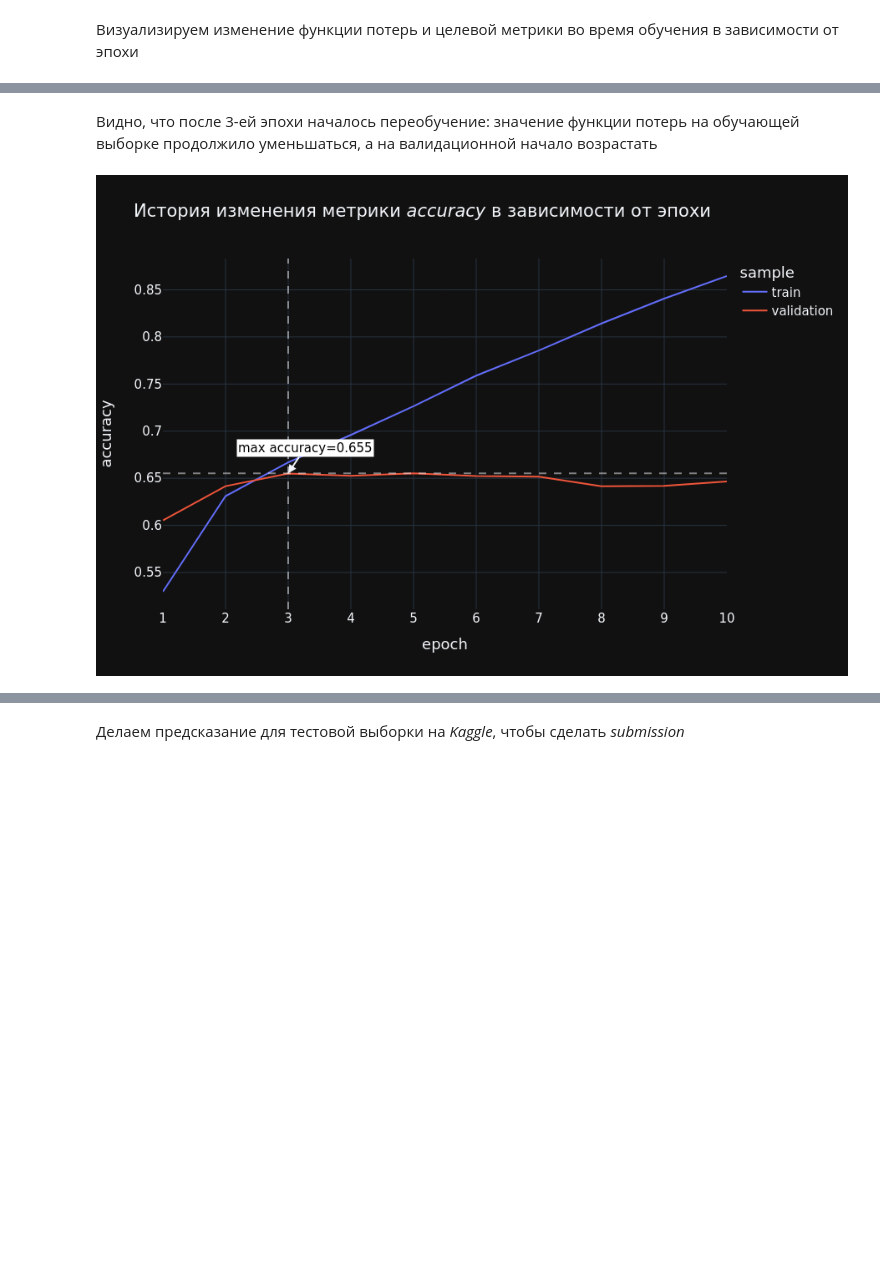
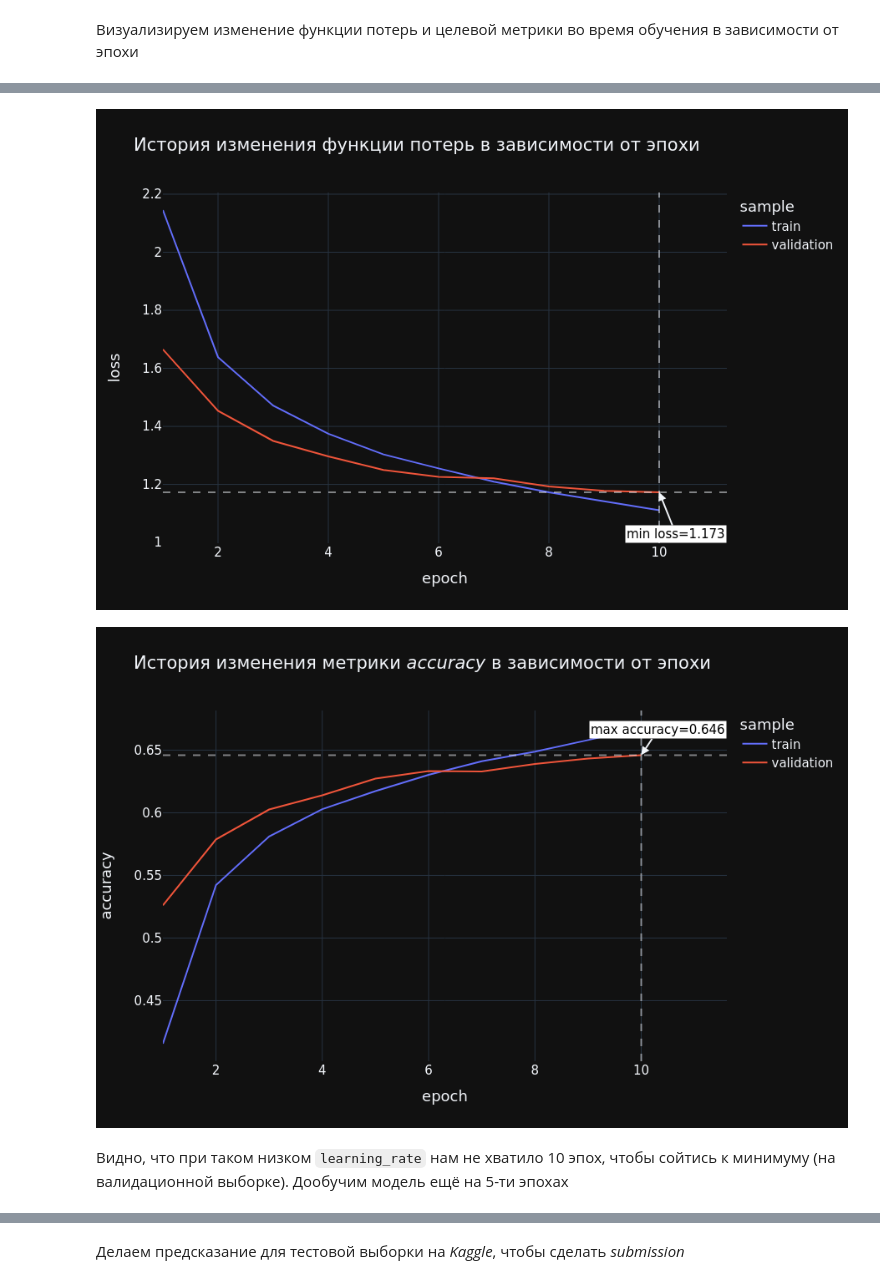
Before and after one commit to ScReameer/Movie-genre-classification, a Jupyter notebook: notebook/Movie genre classification.ipynb, the cells around one changed output, grey strips where cells are left out. Saved outputs shown, nothing was run; the diff lists cells and outputs as text; code cells hidden in the pictures; blank space fills up the shorter version.

Commit message:
decreased learning rate

```diff
--- a/notebook/Movie genre classification.ipynb
+++ b/notebook/Movie genre classification.ipynb
@@ -465,6 +466,6 @@ train_x, val_x = [
 
 label_encoder = LabelEncoder().fit(data['genre'])
 
-train_y = tf.keras.utils.to_categorical(label_encoder.transform(y_train))
-val_y = tf.keras.utils.to_categorical(label_encoder.transform(y_val))
+train_y = keras.utils.to_categorical(label_encoder.transform(y_train))
+val_y = keras.utils.to_categorical(label_encoder.transform(y_val))
 # %% [output]
@@ -492,16 +491,16 @@ tf.keras.backend.clear_session()
 * Пятый слой `dropout_layer` - регуляризация 30% нейронов
 * Шестой слой `output_layer` - выходной слой из 27 нейронов (количество классов) с активацией `softmax` для мультиклассовой классификации. У наиболее вероятного класса будет наибольшая вероятность, так что можно будет взять $\argmax$ и получить предсказание
 # %%
-text_input = tf.keras.layers.Input(shape=(), dtype=tf.string)
+text_input = keras.layers.Input(shape=(), dtype=tf.string)
 preprocessor = hub.KerasLayer('https://kaggle.com/models/tensorflow/bert/frameworks/TensorFlow2/variations/en-uncased-preprocess/versions/3')
 encoder_inputs = preprocessor(text_input)
 encoder = hub.KerasLayer('https://www.kaggle.com/models/tensorflow/bert/frameworks/tensorFlow2/variations/bert-en-uncased-l-12-h-768-a-12/versions/2', trainable=True)
 outputs = encoder(encoder_inputs)['pooled_output']
 n_classes = len(label_encoder.classes_)
-dropout_layer = tf.keras.layers.Dropout(0.3, name='dropout')(outputs)
-output_layer = tf.keras.layers.Dense(n_classes, activation='softmax', name='output_softmax')(dropout_layer)
+dropout_layer = keras.layers.Dropout(0.3)(outputs)
+output_layer = keras.layers.Dense(n_classes, activation='softmax')(dropout_layer)
 # Инициализируем модель
-model = tf.keras.Model(inputs=[text_input], outputs=[output_layer])
+model = keras.Model(inputs=[text_input], outputs=[output_layer])
 # %% [markdown]
 Добавим коллбек для чекпоинтов: если на какой-то эпохе будет наилучшая метрика, то необходимо в конце обучения откатиться к этой эпохе с наилучшим результатом на валидационной выборке
 
@@ -513,7 +512,7 @@ model = tf.keras.Model(inputs=[text_input], outputs=[output_layer])
     * $F_1$-мера - среднее гармоническое для *Precision* и *Recall*
 # %%
 checkpoint_filepath = '/tmp/checkpoint'
-model_checkpoint_callback = tf.keras.callbacks.ModelCheckpoint(
+model_checkpoint_callback = keras.callbacks.ModelCheckpoint(
     filepath=checkpoint_filepath,
     save_weights_only=True,
     monitor='val_categorical_accuracy',
@@ -522,11 +521,11 @@ model_checkpoint_callback = tf.keras.callbacks.ModelCheckpoint(
 )
 
 model.compile(
-    optimizer=tf.keras.optimizers.AdamW(learning_rate=5e-6),
-    loss=tf.keras.losses.CategoricalCrossentropy(),
+    optimizer=keras.optimizers.AdamW(learning_rate=1e-6),
+    loss=keras.losses.CategoricalCrossentropy(),
     metrics=[
-        tf.keras.metrics.CategoricalAccuracy(),
-        tf.keras.metrics.F1Score()
+        keras.metrics.CategoricalAccuracy(),
+        keras.metrics.F1Score()
     ]
 )
 model.summary()
@@ -652,34 +666,7 @@ px.line(
-# %% [markdown]
-Видно, что после 3-ей эпохи началось переобучение: значение функции потерь на обучающей выборке продолжило уменьшаться, а на валидационной начало возрастать
-# %%
-px.line(
-    data_frame=loss_metrics_df,
-    x='epoch',
-    y='accuracy',
-    color='sample',
-    width=900,
-    height=600,
-    title='История изменения метрики <i>accuracy</i> в зависимости от эпохи'
-).update_layout(
-    font=dict(size=15)
-).add_vline(
-    x=best_epoch,
-    line_dash='dash',
-    opacity=0.5
-).add_hline(
-    y=max_accuracy,
-    line_dash='dash',
-    opacity=0.5
-).add_annotation(
-    x=best_epoch,
-    y=max_accuracy,
-    text=f'max accuracy={max_accuracy:.3f}',
-    arrowwidth=2,
-    ax=20,
-    arrowhead=2,
-    bgcolor='white',
-    font_color='black',
-    ay=-30
-).show()
-# %% [output]
-[figure, removed]
+# %%
+visualize_history(history)
+# %% [output]
+[figure, added]
+[figure, added]
+# %% [markdown]
+Видно, что при таком низком `learning_rate` нам не хватило 10 эпох, чтобы сойтись к минимуму (на валидационной выборке). Дообучим модель ещё на 5-ти эпохах
```
Also changed, not shown: parts of 17 cells of this notebook.
